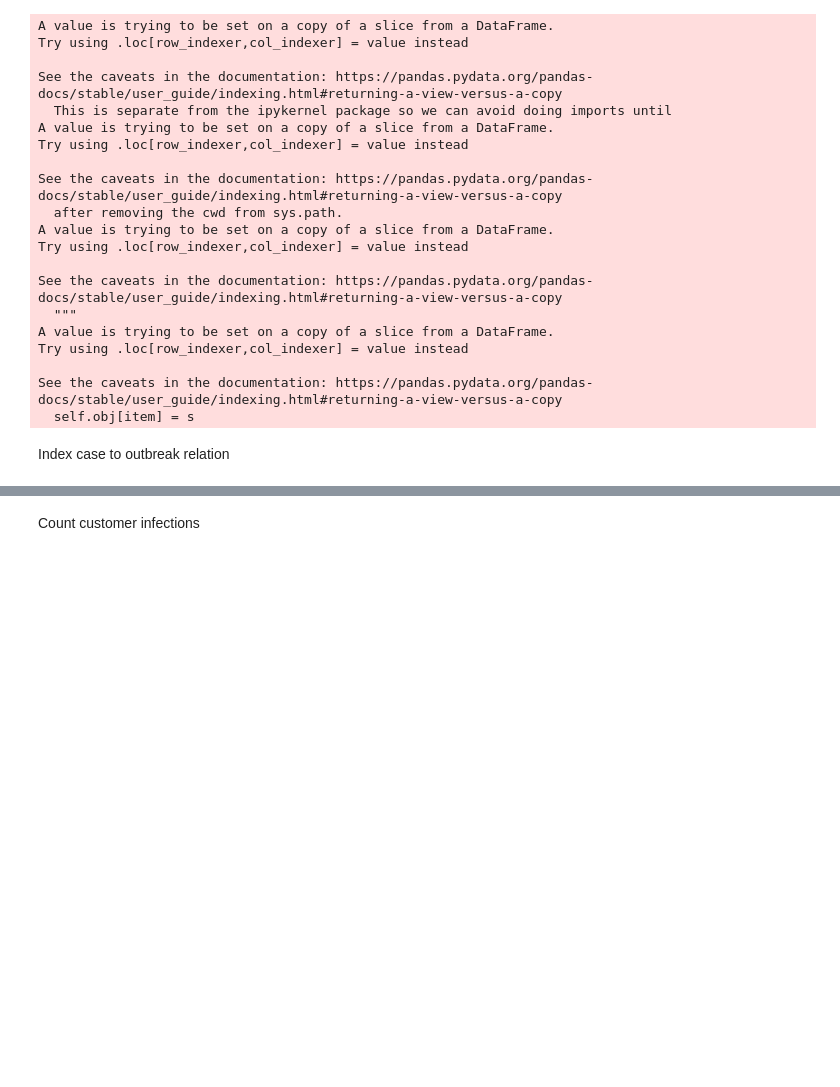
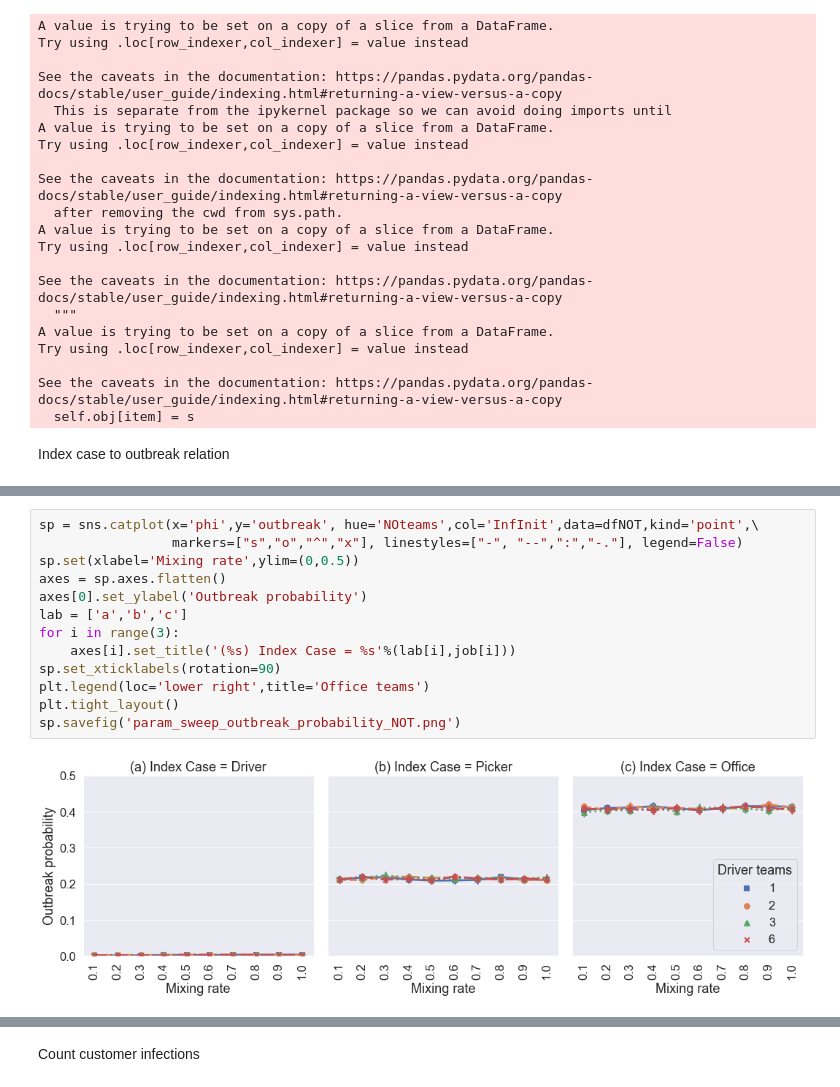
Before and after one commit to CarlWhitfield/Workplace_delivery_transmission, a Jupyter notebook: Network_workplace_model/Latest_results/plot_param_sweeps.ipynb, the cells around one changed output, grey strips where cells are left out. Cells and saved outputs as stored; diff of their text form; blank space fills up the shorter version.

```diff
--- a/Network_workplace_model/Latest_results/plot_param_sweeps.ipynb
+++ b/Network_workplace_model/Latest_results/plot_param_sweeps.ipynb
@@ -97,3 +99,18 @@ sp.savefig('Secondary_infections.png')
+# %%
+sp = sns.catplot(x='phi',y='outbreak', hue='NOteams',col='InfInit',data=dfNOT,kind='point',\
+                 markers=["s","o","^","x"], linestyles=["-", "--",":","-."], legend=False)
+sp.set(xlabel='Mixing rate',ylim=(0,0.5))
+axes = sp.axes.flatten()
+axes[0].set_ylabel('Outbreak probability')
+lab = ['a','b','c']
+for i in range(3):
+    axes[i].set_title('(%s) Index Case = %s'%(lab[i],job[i]))
+sp.set_xticklabels(rotation=90)
+plt.legend(loc='lower right',title='Office teams')
+plt.tight_layout()
+sp.savefig('param_sweep_outbreak_probability_NOT.png')
+# %% [output]
+[figure, added]
 # %%
 fig, ax = plt.subplots(1,3,figsize=(15,4))
 ntd = 2
```
Also changed, not shown: parts of 9 cells of this notebook, 3 other files.
